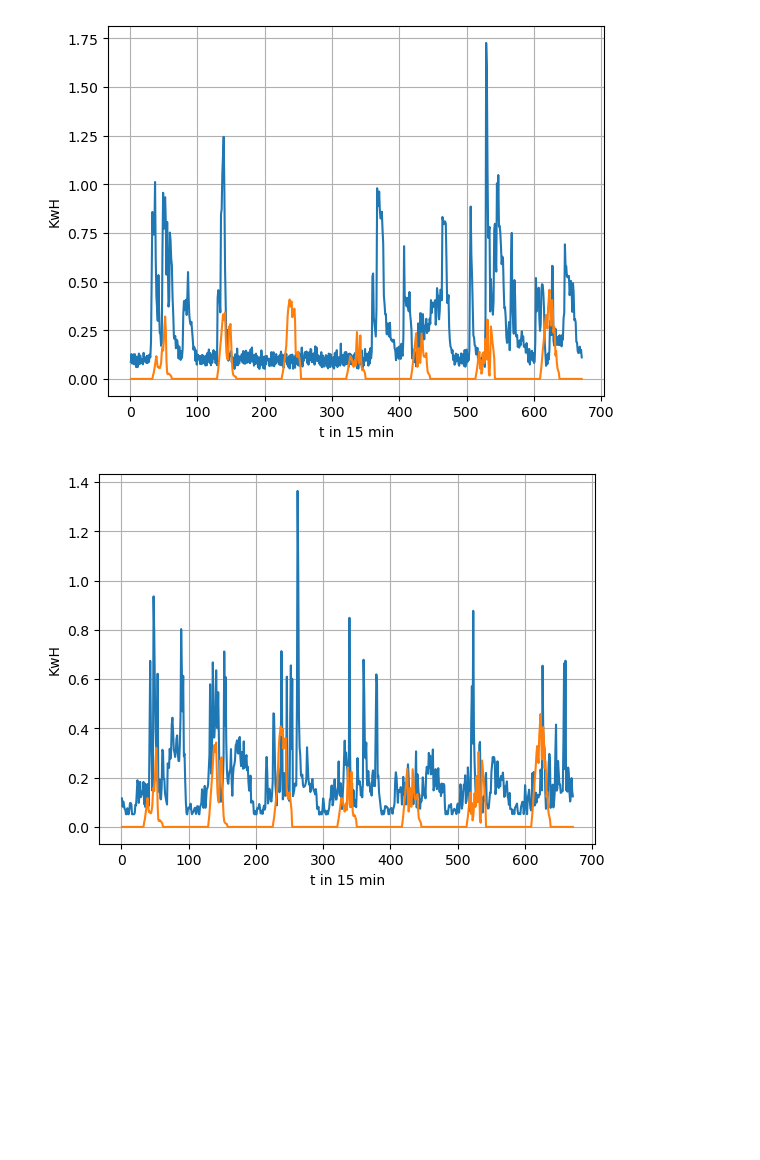
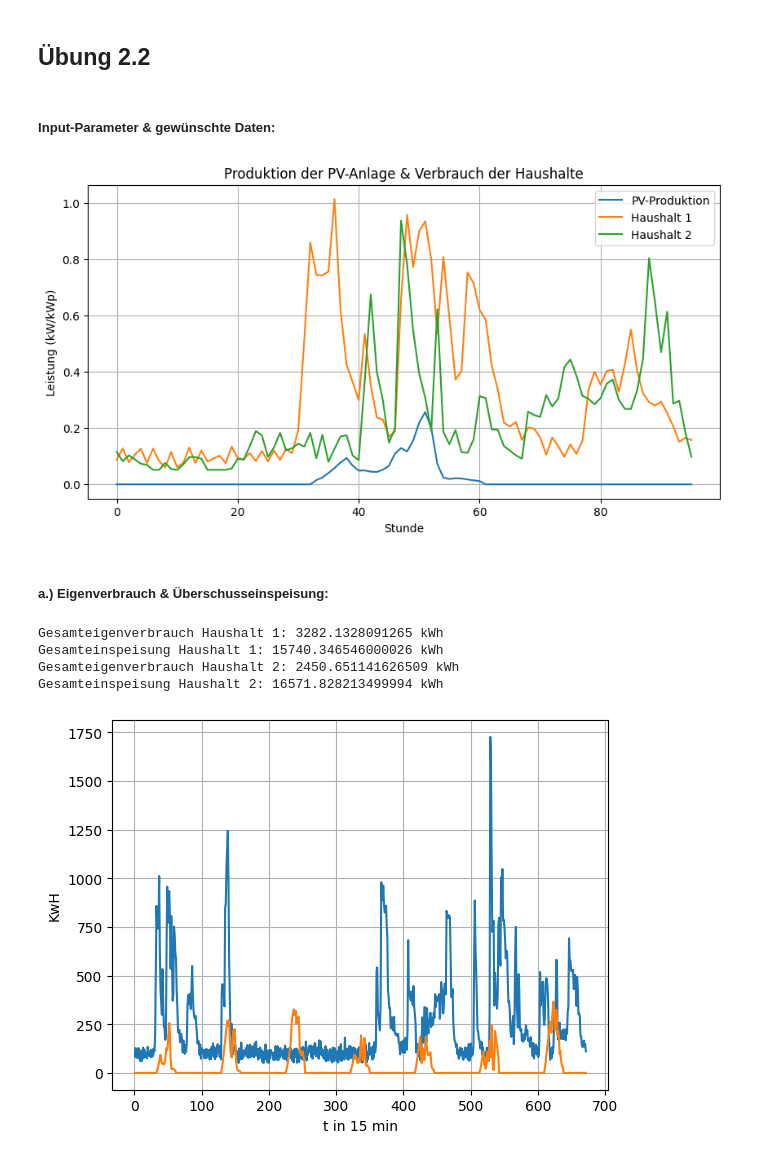
Before and after one commit to AhmedAkhi/2.UE, a Jupyter notebook: UE2_Gruppe2.ipynb, the cells around one changed output. Cells and saved outputs as stored; diff of their text form; code cells hidden in the pictures; blank space fills up the shorter version.

```diff
--- a/UE2_Gruppe2.ipynb
+++ b/UE2_Gruppe2.ipynb
@@ -100,0 +139,4 @@ plt.show()
+# %% [markdown]
+## Übung 2.2
+# %% [markdown]
+##### Input-Parameter & gewünschte Daten:
@@ -100,0 +152,22 @@ plt.show()
+# %%
+########################################
+# Test zur leichteren Veranschaulichung
+# Auswählen der ersten 96 Werte (einen Tag) (01.01.2023)
+dfProduktion_day = dfProduktion.head(96)
+dfVerbrauch_day = dfVerbrauch_kWh.head(96)
+
+# Plot Produktion der PV-Anlage & Verbrauchsdaten der Haushalte
+plt.figure(figsize=(10, 5))
+plt.plot(dfProduktion_day["Produktion"], label="PV-Produktion")
+plt.plot(dfVerbrauch_day["1"], label="Haushalt 1")
+plt.plot(dfVerbrauch_day["2"], label="Haushalt 2")
+plt.xlabel("Stunde")
+plt.ylabel("Leistung (kW/kWp)")
+plt.title("Produktion der PV-Anlage & Verbrauch der Haushalte")
+plt.legend()
+plt.grid(True)
+plt.show()
+# %% [output]
+[figure, added]
+# %% [markdown]
+##### a.) Eigenverbrauch & Überschusseinspeisung:
@@ -101,32 +193,26 @@ plt.show()
+# %%
+# Berechne Eigenverbrauch und Einspeisung für Haushalt 1
+Eigenverbrauch1, Einspeisung1 = Eigenverbrauch_Einspeisung_Haushalt(Haushalt1, dfProduktion, Pv_kWp)
+print("Gesamteigenverbrauch Haushalt 1:", Eigenverbrauch1, "kWh")
+print("Gesamteinspeisung Haushalt 1:", Einspeisung1, "kWh")
+
+# Berechne Eigenverbrauch und Einspeisung für Haushalt 2
+Eigenverbrauch2, Einspeisung2 = Eigenverbrauch_Einspeisung_Haushalt(Haushalt2, dfProduktion, Pv_kWp)
+print("Gesamteigenverbrauch Haushalt 2:", Eigenverbrauch2, "kWh")
+print("Gesamteinspeisung Haushalt 2:", Einspeisung2, "kWh")
+# %% [output]
+Gesamteigenverbrauch Haushalt 1: 3282.1328091265 kWh
+Gesamteinspeisung Haushalt 1: 15740.346546000026 kWh
+Gesamteigenverbrauch Haushalt 2: 2450.651141626509 kWh
+Gesamteinspeisung Haushalt 2: 16571.828213499994 kWh
 # %%
-# Input - Parameter
-Pv_kWp = 5
-
-dfProduktion = pd.read_csv("PV_Profil_leistung_2.csv")*Pv_kWp
-dfVerbrauch = pd.read_csv("LeistungHaushalte.csv")
-
-#dfProduktion.plot()
-#dfProduktion[0:96].plot()
-
 fig, ax = plt.subplots()
-ax.set_title("Verbrauch und Produktion erster woche erster Haushalt")
-ax.plot(np.arange(1, 672), dfVerbrauch["1"][0:671]/1000)
-ax.plot(np.arange(1, 672), dfProduktion["Produktion"][0:671]/4) # Für die Umrechnung auf KwH
+ax.plot(np.arange(1, 672), dfVerbrauch["1"][0:671])
+ax.plot(np.arange(1, 672), dfProduktion["Produktion"][0:671]*1000)
 ax.set_title("")
 ax.set_xlabel('t in 15 min')
 ax.set_ylabel('KwH')
 ax.grid(True, zorder=1)
 plt.show()
-
-fig, ax = plt.subplots()
-ax.set_title("Verbrauch und Produktion erster woche zweiter Haushalt")
-ax.plot(np.arange(1, 672), dfVerbrauch["2"][0:671]/1000)
-ax.plot(np.arange(1, 672), dfProduktion["Produktion"][0:671]/4) # Für die Umrechnung auf KwH
-ax.set_title("")
-ax.set_xlabel('t in 15 min')
-ax.set_ylabel('KwH')
-ax.grid(True, zorder=1)
-plt.show()
 # %% [output]
-[figure, old version]
+[figure, new version]
-[figure, removed]
```
Also changed, not shown: parts of 17 cells of this notebook.
